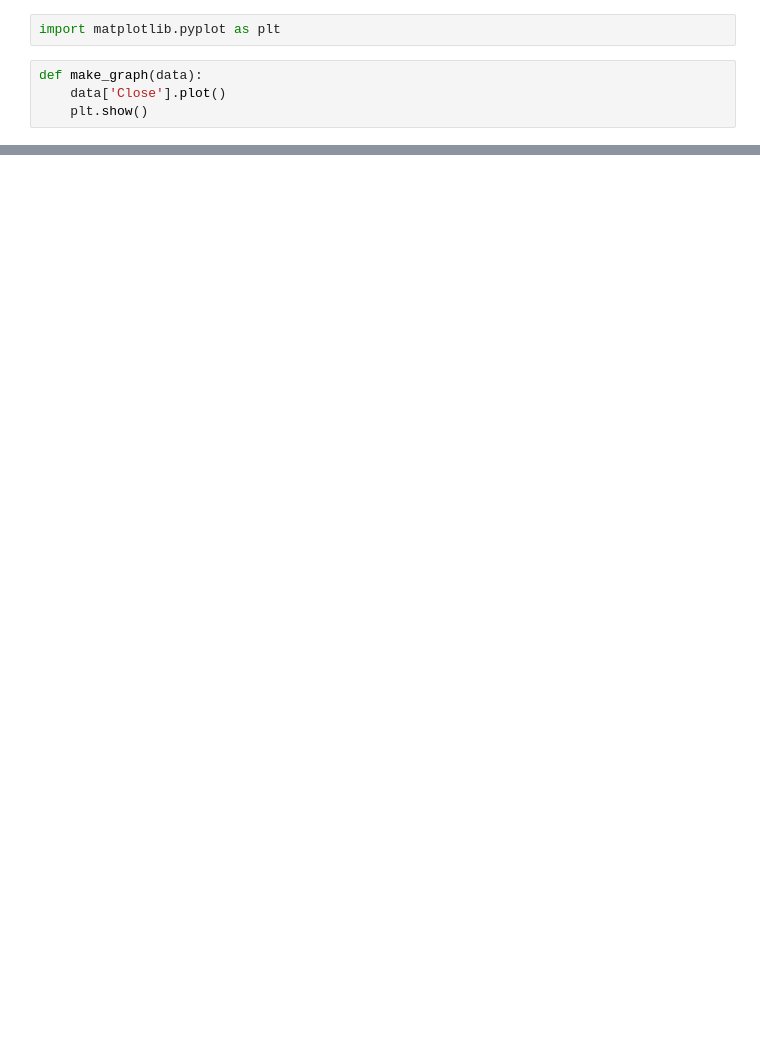
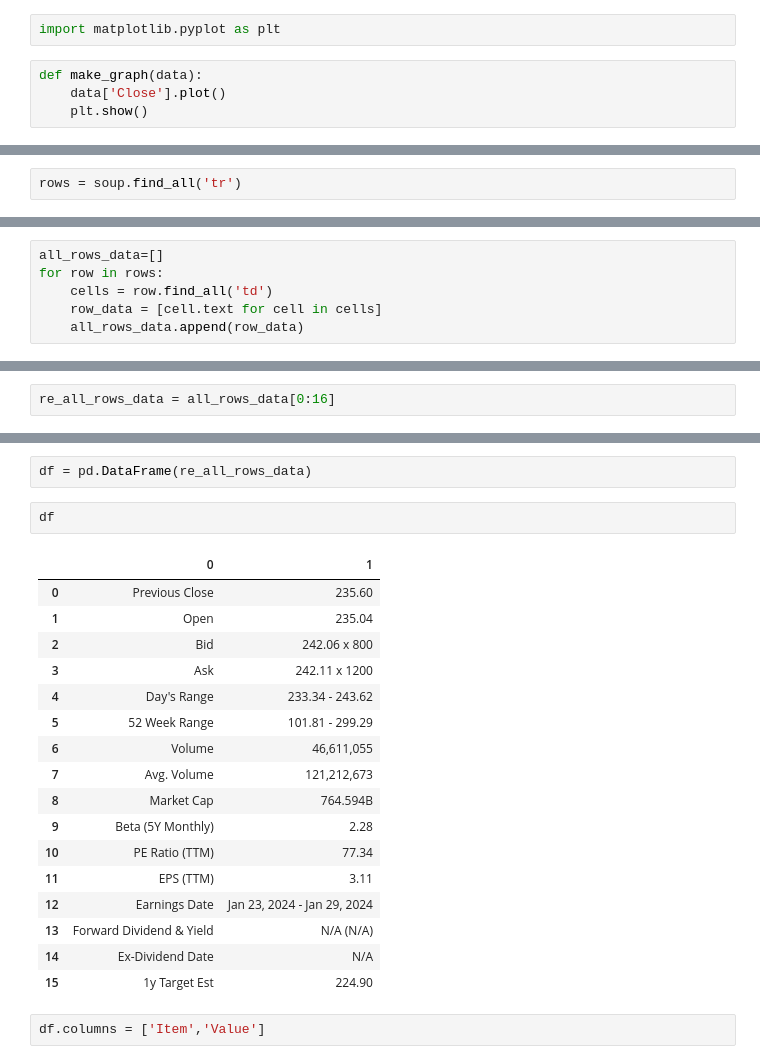
Before and after one commit to kubooooooo/testrepo, a Jupyter notebook: Python for Data Science.ipynb, the cells around one changed output, grey strips where cells are left out. Drawn from its saved outputs; the diff is of its cells as text; blank space fills up the shorter version.

```diff
--- a/Python for Data Science.ipynb
+++ b/Python for Data Science.ipynb
@@ -47,0 +82,2 @@ make_graph(gme_data)
+# %%
+rows = soup.find_all('tr')
@@ -47,0 +104,6 @@ make_graph(gme_data)
+# %%
+all_rows_data=[]
+for row in rows:
+    cells = row.find_all('td')
+    row_data = [cell.text for cell in cells]
+    all_rows_data.append(row_data)
@@ -47,0 +145,2 @@ make_graph(gme_data)
+# %%
+re_all_rows_data = all_rows_data[0:16]
@@ -47,0 +166,24 @@ make_graph(gme_data)
+# %%
+df = pd.DataFrame(re_all_rows_data)
+# %%
+df
+# %% [output]
+|  | 0 | 1 |
+| 0 | Previous Close | 235.60 |
+| 1 | Open | 235.04 |
+| 2 | Bid | 242.06 x 800 |
+| 3 | Ask | 242.11 x 1200 |
+| 4 | Day's Range | 233.34 - 243.62 |
+| 5 | 52 Week Range | 101.81 - 299.29 |
+| 6 | Volume | 46,611,055 |
+| 7 | Avg. Volume | 121,212,673 |
+| 8 | Market Cap | 764.594B |
+| 9 | Beta (5Y Monthly) | 2.28 |
+| 10 | PE Ratio (TTM) | 77.34 |
+| 11 | EPS (TTM) | 3.11 |
+| 12 | Earnings Date | Jan 23, 2024 - Jan 29, 2024 |
+| 13 | Forward Dividend & Yield | N/A (N/A) |
+| 14 | Ex-Dividend Date | N/A |
+| 15 | 1y Target Est | 224.90 |
+# %%
+df.columns = ['Item','Value']
```
Also changed, not shown: parts of 19 cells of this notebook.
